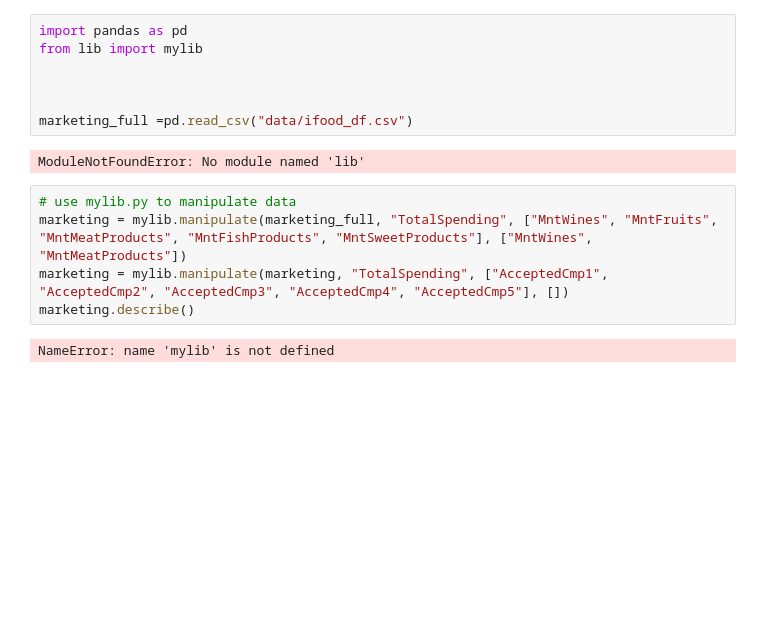
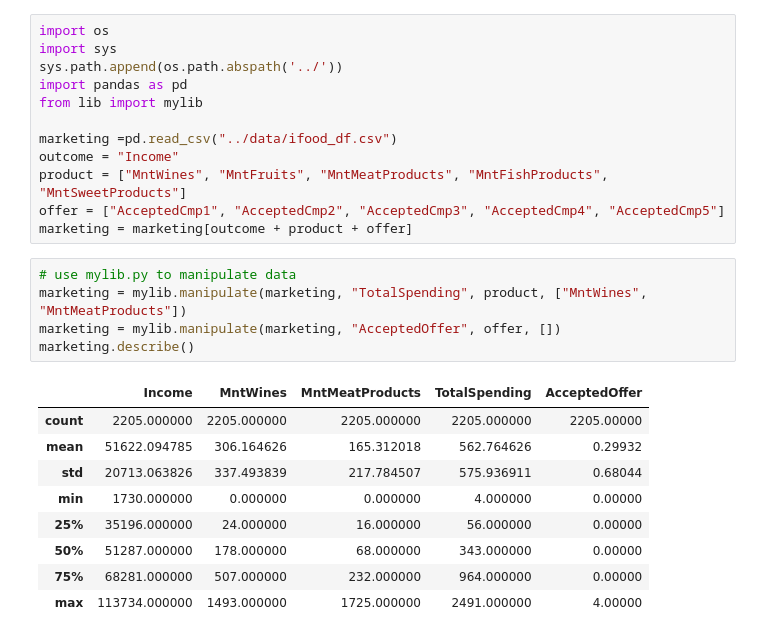
Before and after one commit to JeffreyWa/test-test, a Jupyter notebook: src/anlyze_jupyter.ipynb, the cells around one changed output. Cells and saved outputs as stored; diff of their text form; blank space fills up the shorter version.

```diff
--- a/src/anlyze_jupyter.ipynb
+++ b/src/anlyze_jupyter.ipynb
@@ -1,16 +1,27 @@
 # %%
+import os
+import sys
+sys.path.append(os.path.abspath('../'))
 import pandas as pd
 from lib import mylib
 
-
-
-marketing_full =pd.read_csv("data/ifood_df.csv")
+marketing =pd.read_csv("../data/ifood_df.csv")
+outcome = "Income"
+product = ["MntWines", "MntFruits", "MntMeatProducts", "MntFishProducts", "MntSweetProducts"]
+offer = ["AcceptedCmp1", "AcceptedCmp2", "AcceptedCmp3", "AcceptedCmp4", "AcceptedCmp5"]
+marketing = marketing[outcome + product + offer]
-# %% [output]
-ModuleNotFoundError: No module named 'lib'
 # %%
 # use mylib.py to manipulate data
-marketing = mylib.manipulate(marketing_full, "TotalSpending", ["MntWines", "MntFruits", "MntMeatProducts", "MntFishProducts", "MntSweetProducts"], ["MntWines", "MntMeatProducts"])
-marketing = mylib.manipulate(marketing, "TotalSpending", ["AcceptedCmp1", "AcceptedCmp2", "AcceptedCmp3", "AcceptedCmp4", "AcceptedCmp5"], [])
+marketing = mylib.manipulate(marketing, "TotalSpending", product, ["MntWines", "MntMeatProducts"])
+marketing = mylib.manipulate(marketing, "AcceptedOffer", offer, [])
 marketing.describe()
 # %% [output]
-NameError: name 'mylib' is not defined
+|  | Income | MntWines | MntMeatProducts | TotalSpending | AcceptedOffer |
+| count | 2205.000000 | 2205.000000 | 2205.000000 | 2205.000000 | 2205.00000 |
+| mean | 51622.094785 | 306.164626 | 165.312018 | 562.764626 | 0.29932 |
+| std | 20713.063826 | 337.493839 | 217.784507 | 575.936911 | 0.68044 |
+| min | 1730.000000 | 0.000000 | 0.000000 | 4.000000 | 0.00000 |
+| 25% | 35196.000000 | 24.000000 | 16.000000 | 56.000000 | 0.00000 |
+| 50% | 51287.000000 | 178.000000 | 68.000000 | 343.000000 | 0.00000 |
+| 75% | 68281.000000 | 507.000000 | 232.000000 | 964.000000 | 0.00000 |
+| max | 113734.000000 | 1493.000000 | 1725.000000 | 2491.000000 | 4.00000 |
```
Also changed, not shown: parts of 2 cells of this notebook, 3 other files.
